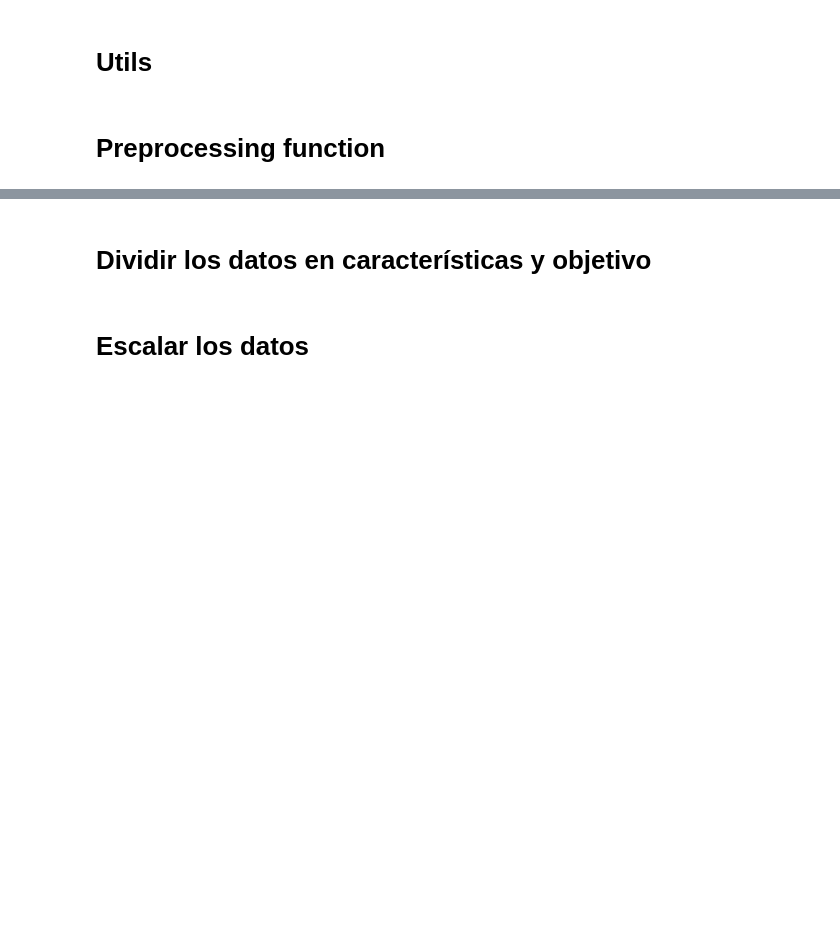
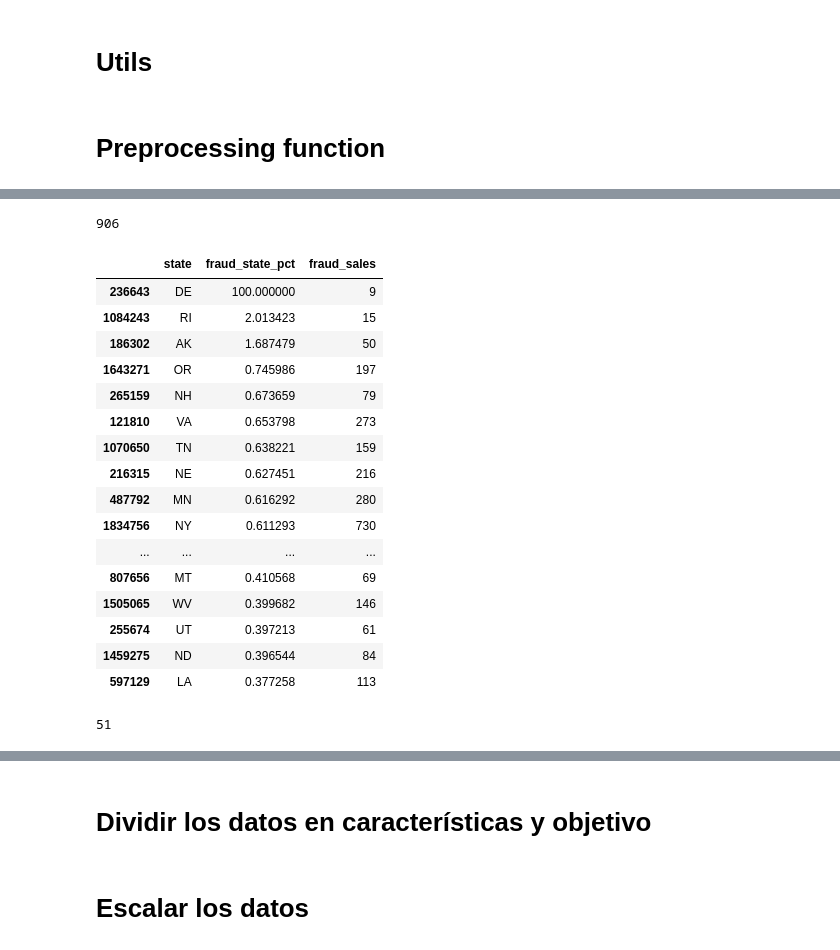
Before and after one commit to No-Country-simulation/c20-70-n-data-bi, a Jupyter notebook: EDA_2.ipynb, the cells around one changed output, grey strips where cells are left out. Saved outputs shown, nothing was run; the diff lists cells and outputs as text; code cells hidden in the pictures; blank space fills up the shorter version.

Commit message:
Se muestran top 5 columnas con fraudes

```diff
--- a/EDA_2.ipynb
+++ b/EDA_2.ipynb
@@ -32,7 +31,6 @@ from catboost import CatBoostClassifier
 import streamlit as st
 from sklearn.metrics import accuracy_score, classification_report
 import tempfile
-import io
 
 def fraud_pct_by_column(data, column_name, target_name, fraud_pct_col_name, rank_col_name):
 
@@ -47,11 +45,10 @@ def fraud_pct_by_column(data, column_name, target_name, fraud_pct_col_name, rank
 
     # Rank de porcentaje de fraude
     group_fraud_by_column[rank_col_name] = group_fraud_by_column[fraud_pct_col_name].rank(ascending=False)
+    # Unirlo con el df original
+    data = data.merge(group_fraud_by_column[[column_name, fraud_pct_col_name, rank_col_name, 'fraud_sales']], on=column_name, how='left')
 
-    # Unirlo con el df original
-    data = data.merge(group_fraud_by_column[[column_name, fraud_pct_col_name, rank_col_name]], on=column_name,how='left')
-
-    return data, group_fraud_by_column[[column_name, fraud_pct_col_name, rank_col_name]]
+    return data, group_fraud_by_column[[column_name, fraud_pct_col_name, rank_col_name, 'fraud_sales']]
 
 # Se agruparan las profesiones para disminuir la dimensionalidad
 def assign_sector(x):
@@ -217,8 +214,6 @@ def preprocessing_data(data, create_data=False):
    data, group_fraud_by_merch = fraud_pct_by_column(data, 'merchant', 'is_fraud', 'fraud_merch_pct', 'fraud_merch_rank')
    data, group_fraud_by_city = fraud_pct_by_column(data, 'city', 'is_fraud', 'fraud_city_pct', 'fraud_city_rank')
    data, group_fraud_by_state = fraud_pct_by_column(data, 'state', 'is_fraud', 'fraud_state_pct', 'fraud_state_rank')
-
-
 
    # Aplicar la función de reemplazo de profesiones por sector (Para visualización) y realizar un encoded por la frecuencia (para el modelo)
    data['job_sector'] = data['job'].apply(assign_sector)
@@ -251,18 +246,19 @@ def preprocessing_data(data, create_data=False):
       'gender_M']
    data_ohe = pd.DataFrame(data_ohe, columns=col_names)
    data_ohe = pd.concat([data, data_ohe], axis=1)
+   data_all_rows = data_ohe.copy()
 
    # Eliminar columnas redundantes o con poca información para el modelo
    data_ohe.drop(columns=['Unnamed: 0', 'cc_num', 'first', 'last', 'street', 'unix_time', 'trans_num',
                            'merchant', 'city', 'state', 'job', 'job_sector', 'trans_date_trans_time',
-                           'dob', 'lat', 'long', 'merch_lat', 'merch_long', 'category', 'gender'], axis=1, inplace=True)
+                           'dob', 'lat', 'long', 'merch_lat', 'merch_long', 'category', 'gender', 'fraud_sales'], axis=1, inplace=True)
 
    # Guardar los datos para el procesado de nuevos dataframes
    if create_data:
-      group_fraud_by_merch.to_csv('streamlit_app/group_fraud_by_merch.csv')
-      group_fraud_by_city.to_csv('streamlit_app/group_fraud_by_city.csv')
-      group_fraud_by_state.to_csv('streamlit_app/group_fraud_by_state.csv')
+      group_fraud_by_merch.to_csv('streamlit_app/group_fraud_by_merch_test.csv')
+      group_fraud_by_city.to_csv('streamlit_app/group_fraud_by_city_test.csv')
+      group_fraud_by_state.to_csv('streamlit_app/group_fraud_by_state_test.csv')
       job_freq.to_csv('streamlit_app/job_freq.csv', index=True)
       joblib.dump(encoder, './streamlit_app/onehotencoder.pkl')
 
-   return data_ohe
+   return data_ohe, data_all_rows
@@ -276,2 +265,2 @@ prueba.head().T
 # %%
-data_clean = preprocessing_data(df_combined, create_data=True)
+data_clean, data_all_rows = preprocessing_data(df_combined, create_data=True)
@@ -277,0 +301,29 @@ data_clean = preprocessing_data(df_combined, create_data=True)
+# %%
+top_5_fraud_city['city'].nunique()
+# %% [output]
+906
+# %%
+top_5_fraud_state = data_all_rows[['state', 'fraud_state_pct', 'fraud_sales']].sort_values(by='fraud_state_pct', ascending=False).drop_duplicates().head()
+top_5_fraud_state
+# %% [output]
+|  | state | fraud_state_pct | fraud_sales |
+| 236643 | DE | 100.000000 | 9 |
+| 1084243 | RI | 2.013423 | 15 |
+| 186302 | AK | 1.687479 | 50 |
+| 1643271 | OR | 0.745986 | 197 |
+| 265159 | NH | 0.673659 | 79 |
+| 121810 | VA | 0.653798 | 273 |
+| 1070650 | TN | 0.638221 | 159 |
+| 216315 | NE | 0.627451 | 216 |
+| 487792 | MN | 0.616292 | 280 |
+| 1834756 | NY | 0.611293 | 730 |
+| ... | ... | ... | ... |
+| 807656 | MT | 0.410568 | 69 |
+| 1505065 | WV | 0.399682 | 146 |
+| 255674 | UT | 0.397213 | 61 |
+| 1459275 | ND | 0.396544 | 84 |
+| 597129 | LA | 0.377258 | 113 |
+# %%
+top_5_fraud_state['state'].nunique()
+# %% [output]
+51
```
Also changed, not shown: parts of 14 cells of this notebook, 6 other files.
